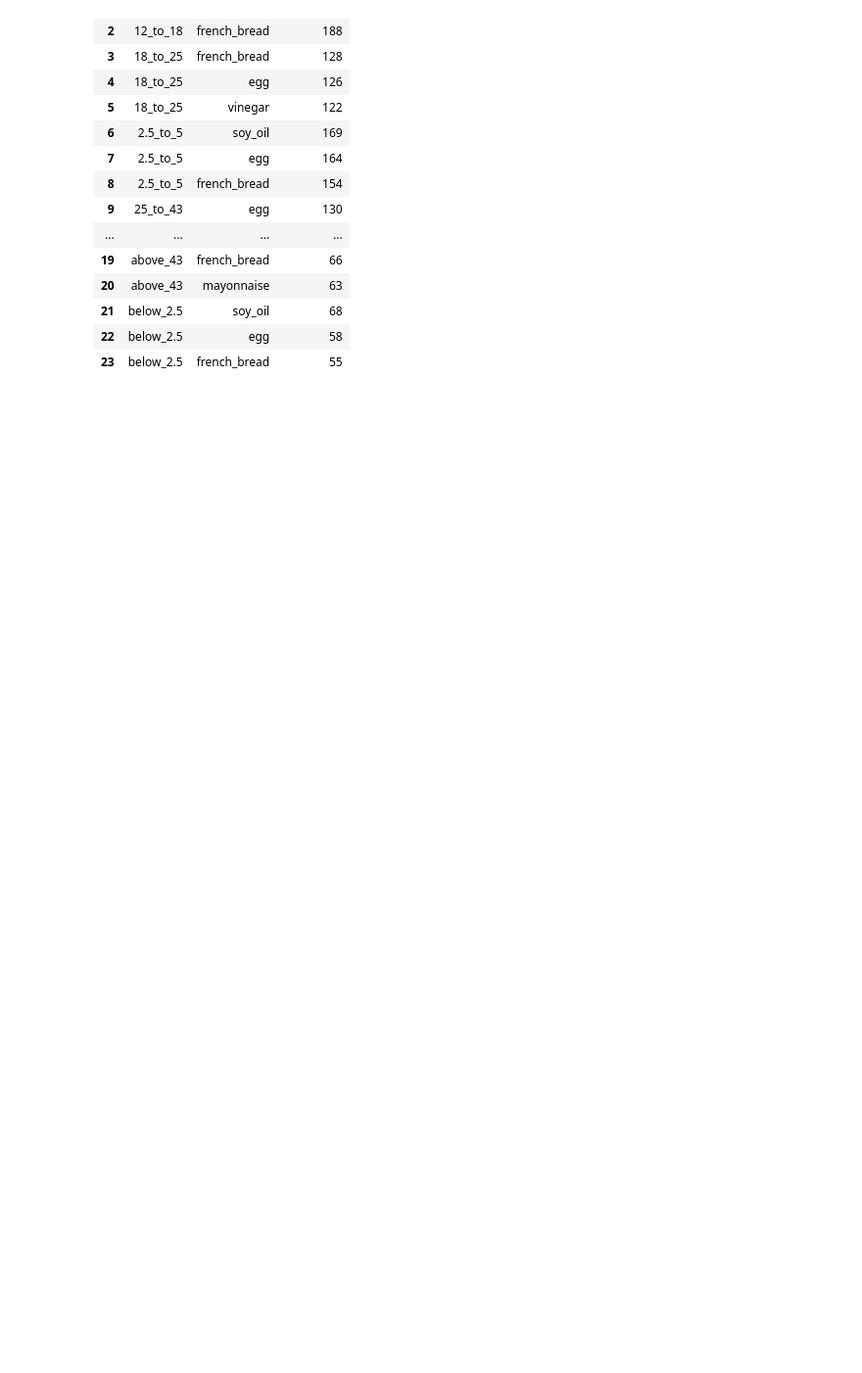
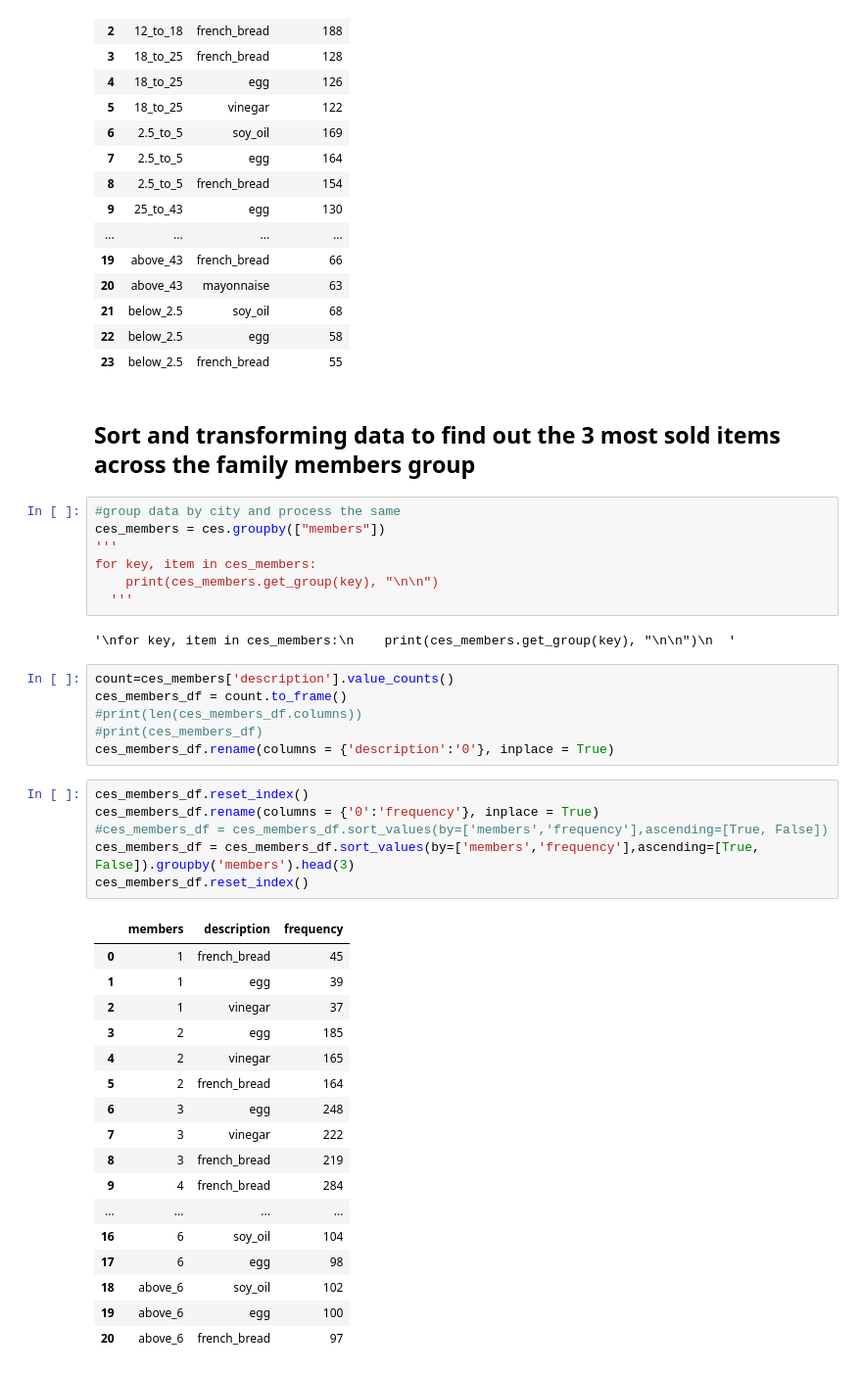
Before and after one commit to alokg1019/DataMining_Team1, a Jupyter notebook: Preprocessing_CES.ipynb, the cells around one changed output. Shown: that part at 98% size. Cells and saved outputs as stored; diff of their text form; blank space fills up the shorter version.

Commit message:
grouping data

```diff
--- a/Preprocessing_CES.ipynb
+++ b/Preprocessing_CES.ipynb
@@ -122,3 +122,44 @@ ces_income_df.reset_index()
 | 21 | below_2.5 | soy_oil | 68 |
 | 22 | below_2.5 | egg | 58 |
 | 23 | below_2.5 | french_bread | 55 |
+# %% [markdown]
+## **Sort and transforming data to find out the 3 most sold items across the family members group**
+# %%
+#group data by city and process the same
+ces_members = ces.groupby(["members"])
+'''
+for key, item in ces_members:
+    print(ces_members.get_group(key), "\n\n")
+  '''
+# %% [output]
+'\nfor key, item in ces_members:\n    print(ces_members.get_group(key), "\n\n")\n  '
+# %%
+count=ces_members['description'].value_counts()
+ces_members_df = count.to_frame()
+#print(len(ces_members_df.columns))
+#print(ces_members_df)
+ces_members_df.rename(columns = {'description':'0'}, inplace = True)
+# %%
+ces_members_df.reset_index()
+ces_members_df.rename(columns = {'0':'frequency'}, inplace = True)
+#ces_members_df = ces_members_df.sort_values(by=['members','frequency'],ascending=[True, False])
+ces_members_df = ces_members_df.sort_values(by=['members','frequency'],ascending=[True, False]).groupby('members').head(3)
+ces_members_df.reset_index()
+# %% [output]
+|  | members | description | frequency |
+| 0 | 1 | french_bread | 45 |
+| 1 | 1 | egg | 39 |
+| 2 | 1 | vinegar | 37 |
+| 3 | 2 | egg | 185 |
+| 4 | 2 | vinegar | 165 |
+| 5 | 2 | french_bread | 164 |
+| 6 | 3 | egg | 248 |
+| 7 | 3 | vinegar | 222 |
+| 8 | 3 | french_bread | 219 |
+| 9 | 4 | french_bread | 284 |
+| ... | ... | ... | ... |
+| 16 | 6 | soy_oil | 104 |
+| 17 | 6 | egg | 98 |
+| 18 | above_6 | soy_oil | 102 |
+| 19 | above_6 | egg | 100 |
+| 20 | above_6 | french_bread | 97 |
```
Also changed, not shown: parts of 4 cells of this notebook.
